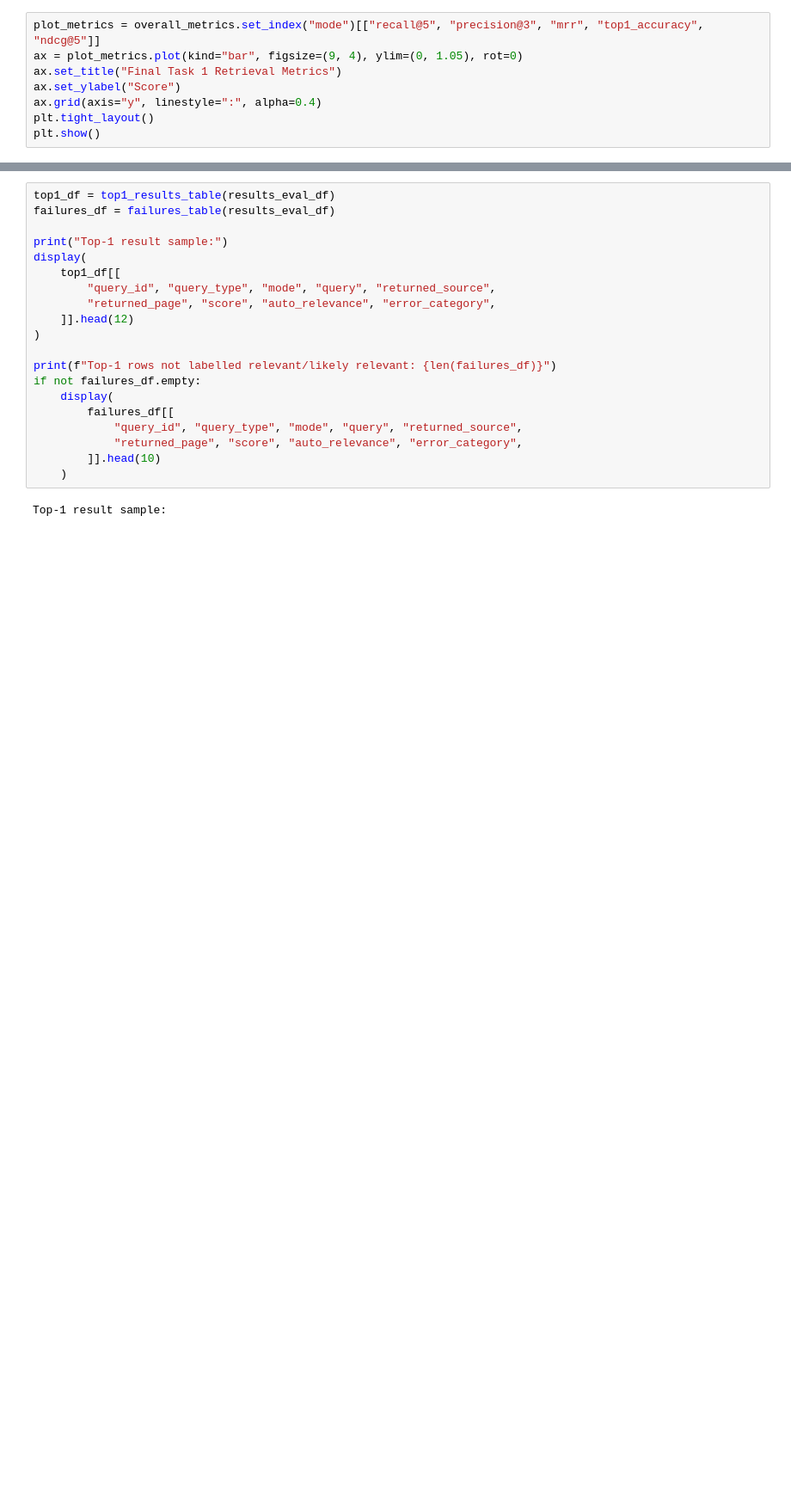
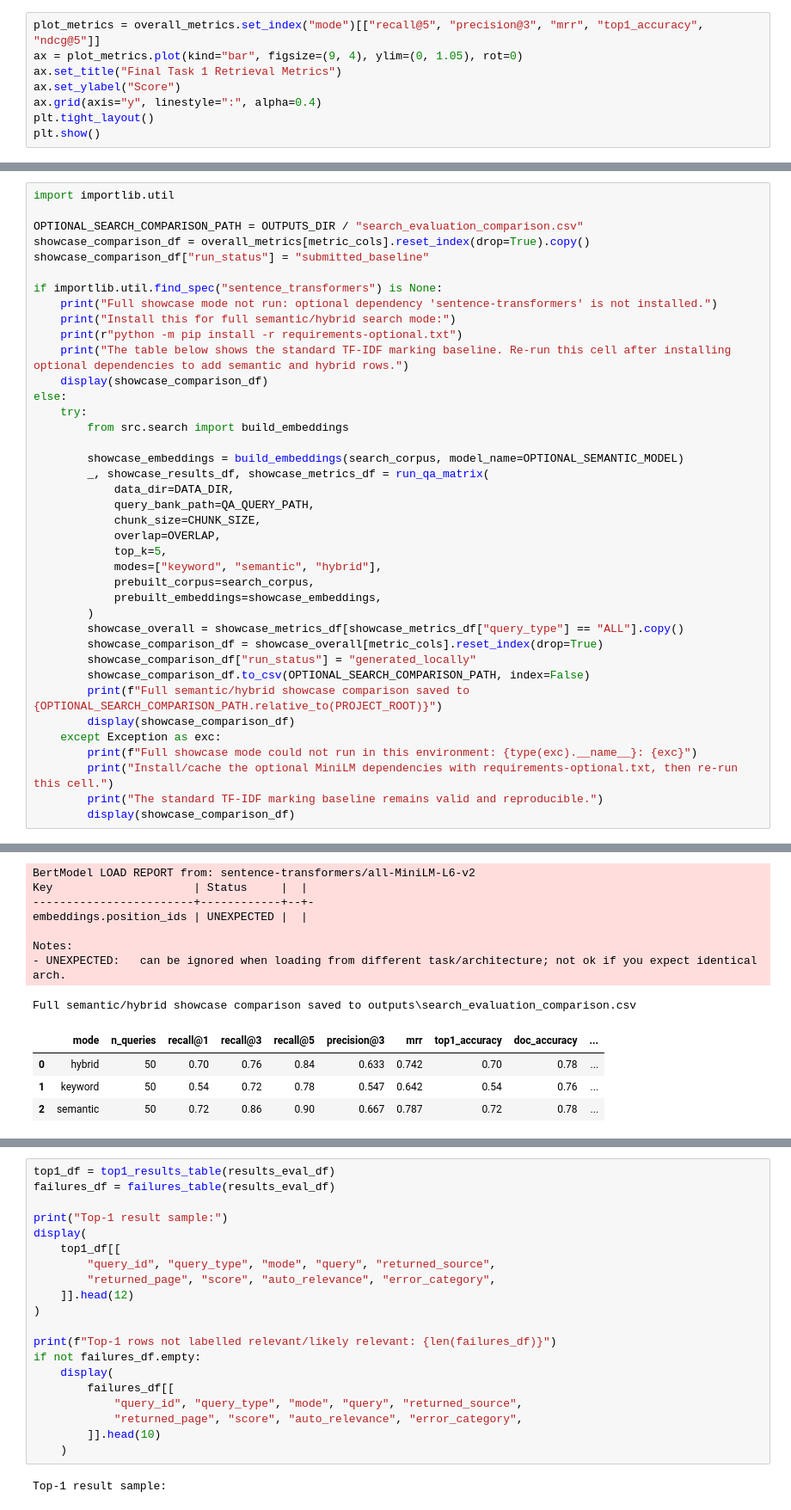
Before and after one commit to DanielLawrence04/cop509-public-inquiry-nlp, a Jupyter notebook: COP509_Notebook1_Search.ipynb, the cells around one changed output, grey strips where cells are left out. Shown at 86% size. Saved outputs shown, nothing was run; the diff lists cells and outputs as text; blank space fills up the shorter version.

```diff
--- a/COP509_Notebook1_Search.ipynb
+++ b/COP509_Notebook1_Search.ipynb
@@ -552,0 +568,40 @@ plt.show()
+# %%
+import importlib.util
+
+OPTIONAL_SEARCH_COMPARISON_PATH = OUTPUTS_DIR / "search_evaluation_comparison.csv"
+showcase_comparison_df = overall_metrics[metric_cols].reset_index(drop=True).copy()
+showcase_comparison_df["run_status"] = "submitted_baseline"
+
+if importlib.util.find_spec("sentence_transformers") is None:
+    print("Full showcase mode not run: optional dependency 'sentence-transformers' is not installed.")
+    print("Install this for full semantic/hybrid search mode:")
+    print(r"python -m pip install -r requirements-optional.txt")
+    print("The table below shows the standard TF-IDF marking baseline. Re-run this cell after installing optional dependencies to add semantic and hybrid rows.")
+    display(showcase_comparison_df)
+else:
+    try:
+        from src.search import build_embeddings
+
+        showcase_embeddings = build_embeddings(search_corpus, model_name=OPTIONAL_SEMANTIC_MODEL)
+        _, showcase_results_df, showcase_metrics_df = run_qa_matrix(
+            data_dir=DATA_DIR,
+            query_bank_path=QA_QUERY_PATH,
+            chunk_size=CHUNK_SIZE,
+            overlap=OVERLAP,
+            top_k=5,
+            modes=["keyword", "semantic", "hybrid"],
+            prebuilt_corpus=search_corpus,
+            prebuilt_embeddings=showcase_embeddings,
+        )
+        showcase_overall = showcase_metrics_df[showcase_metrics_df["query_type"] == "ALL"].copy()
+        showcase_comparison_df = showcase_overall[metric_cols].reset_index(drop=True)
+        showcase_comparison_df["run_status"] = "generated_locally"
+        showcase_comparison_df.to_csv(OPTIONAL_SEARCH_COMPARISON_PATH, index=False)
+        print(f"Full semantic/hybrid showcase comparison saved to {OPTIONAL_SEARCH_COMPARISON_PATH.relative_to(PROJECT_ROOT)}")
+        display(showcase_comparison_df)
+    except Exception as exc:
+        print(f"Full showcase mode could not run in this environment: {type(exc).__name__}: {exc}")
+        print("Install/cache the optional MiniLM dependencies with requirements-optional.txt, then re-run this cell.")
+        print("The standard TF-IDF marking baseline remains valid and reproducible.")
+        display(showcase_comparison_df)
+# %% [output]
@@ -553,3 +609,15 @@ plt.show()
+BertModel LOAD REPORT from: sentence-transformers/all-MiniLM-L6-v2
+Key                     | Status     |  |
+------------------------+------------+--+-
+embeddings.position_ids | UNEXPECTED |  |
+
+Notes:
+- UNEXPECTED:   can be ignored when loading from different task/architecture; not ok if you expect identical arch.
+Full semantic/hybrid showcase comparison saved to outputs\search_evaluation_comparison.csv
+|  | mode | n_queries | recall@1 | recall@3 | recall@5 | precision@3 | mrr | top1_accuracy | doc_accuracy | ... |
+| 0 | hybrid | 50 | 0.70 | 0.76 | 0.84 | 0.633 | 0.742 | 0.70 | 0.78 | ... |
+| 1 | keyword | 50 | 0.54 | 0.72 | 0.78 | 0.547 | 0.642 | 0.54 | 0.76 | ... |
+| 2 | semantic | 50 | 0.72 | 0.86 | 0.90 | 0.667 | 0.787 | 0.72 | 0.78 | ... |
 # %% [markdown]
 ### Result Interpretation
 
```
Also changed, not shown: parts of 7 cells of this notebook, 13 other files.
